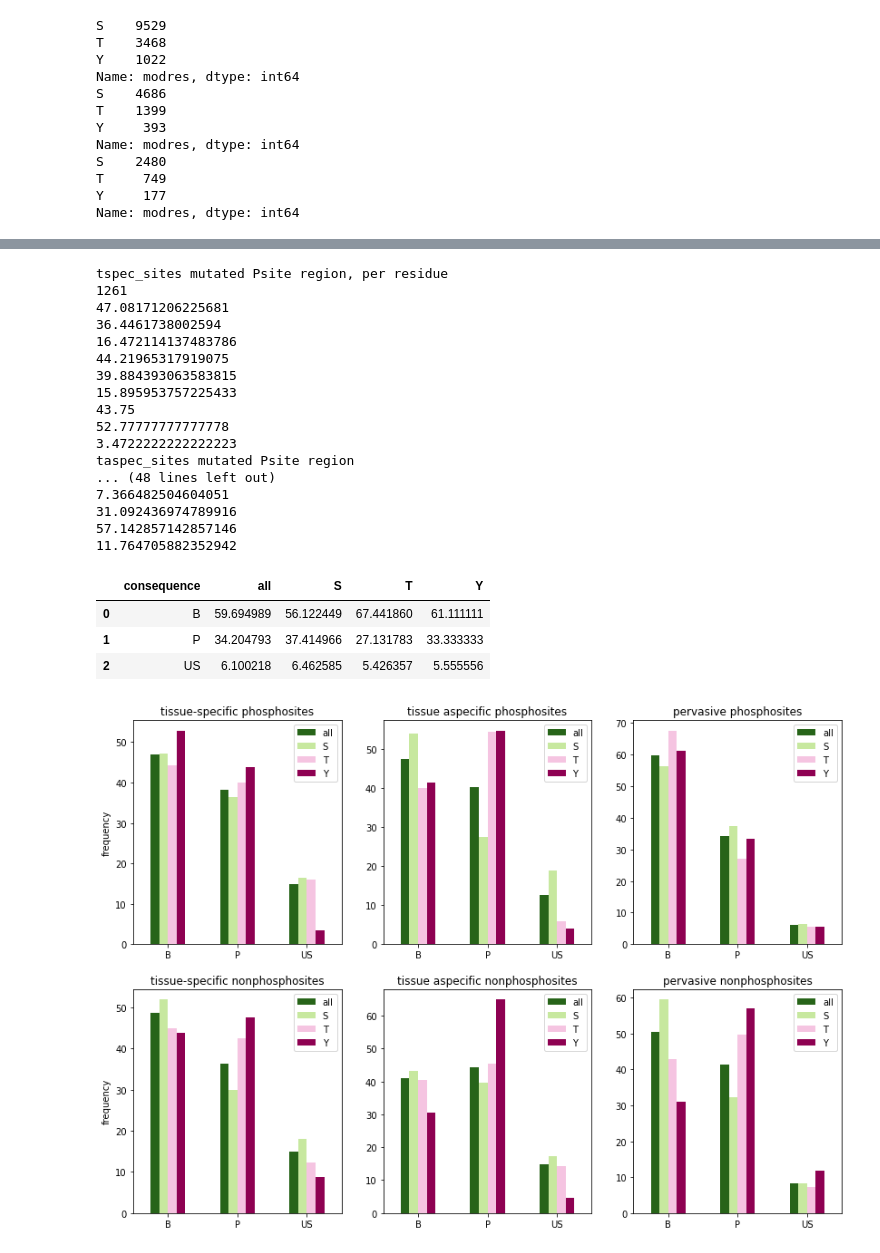
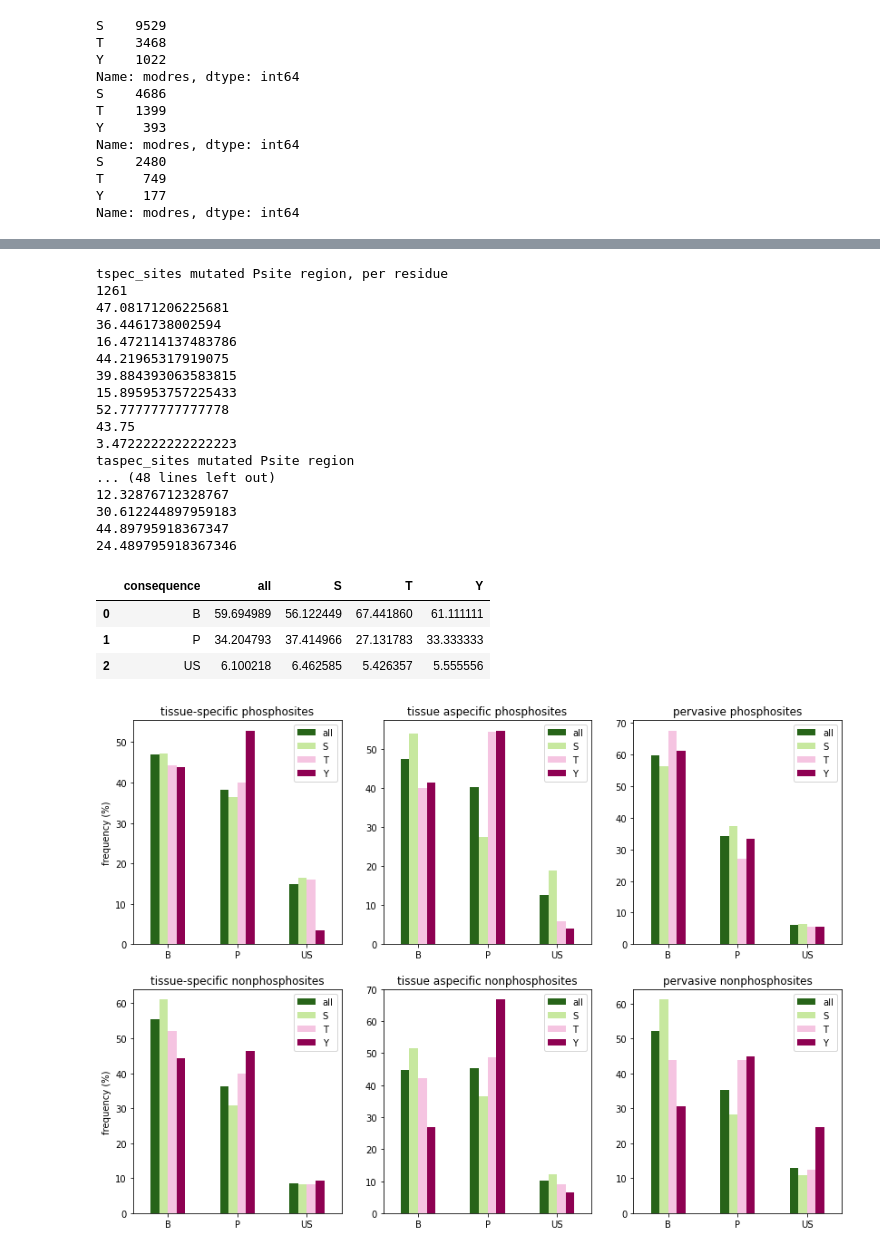
Before and after one commit to Hanne-Devos/Master_thesis, a Jupyter notebook: WP2/WP2 mutational analysis.ipynb, the cells around one changed output, grey strips where cells are left out. Saved outputs shown, nothing was run; the diff lists cells and outputs as text; code cells hidden in the pictures.

```diff
--- a/WP2/WP2 mutational analysis.ipynb
+++ b/WP2/WP2 mutational analysis.ipynb
@@ -2136,7 +2267,7 @@ last entry: T
 for n in list_Y:
     if n == list_Y[-1]:
         print("last entry: Y")
-    data_gr_sub = data_gr[~data_gr[n].isnull()]
+    data_gr_sub = data_nonP[(~data_nonP[n].isnull())&(data_nonP[n].isna()==False)]
     if data_gr_sub.shape[0] != 0:
         data_gr_sub[n]= data_gr_sub[n].astype(int)
         data_gr_sub["res_min5"] = data_gr_sub[n] - 5
@@ -2270,7 +2401,7 @@ data_mut5=data_mut5.append(sub_min4, ignore_index=True)
 data_mut5=data_mut5.append(sub_min3, ignore_index=True)
 data_mut5=data_mut5.append(sub_min2, ignore_index=True)
 data_mut5=data_mut5.append(sub_min1, ignore_index=True)
-data_mut5=data_mut5.append(data_gr_site_mut, ignore_index=True)
+data_mut5=data_mut5.append(data_P_site_mut, ignore_index=True)
 data_mut5=data_mut5.append(sub_plus1, ignore_index=True)
 data_mut5=data_mut5.append(sub_plus2, ignore_index=True)
 data_mut5=data_mut5.append(sub_plus3, ignore_index=True)
@@ -3178,8 +3309,8 @@ print(tspec_sites_Psites[tspec_sites_Psites["modres_T"]==1]["Annotation"].value_
 print(tspec_sites_Psites[tspec_sites_Psites["modres_T"]==1]["Annotation"].value_counts()[1]*100/tspec_sites_Psites[tspec_sites_Psites["modres_T"]==1].shape[0])
 print(tspec_sites_Psites[tspec_sites_Psites["modres_T"]==1]["Annotation"].value_counts()[2]*100/tspec_sites_Psites[tspec_sites_Psites["modres_T"]==1].shape[0])
 
+print(tspec_sites_Psites[tspec_sites_Psites["modres_Y"]==1]["Annotation"].value_counts()[0]*100/tspec_sites_Psites[tspec_sites_Psites["modres_Y"]==1].shape[0])
 print(tspec_sites_Psites[tspec_sites_Psites["modres_Y"]==1]["Annotation"].value_counts()[1]*100/tspec_sites_Psites[tspec_sites_Psites["modres_Y"]==1].shape[0])
-print(tspec_sites_Psites[tspec_sites_Psites["modres_Y"]==1]["Annotation"].value_counts()[0]*100/tspec_sites_Psites[tspec_sites_Psites["modres_Y"]==1].shape[0])
 print(tspec_sites_Psites[tspec_sites_Psites["modres_Y"]==1]["Annotation"].value_counts()[2]*100/tspec_sites_Psites[tspec_sites_Psites["modres_Y"]==1].shape[0])
 
 
@@ -3219,8 +3350,8 @@ print(tspec_sites_nonPsites[tspec_sites_nonPsites["res"]=="S"]["Annotation"].val
 print(tspec_sites_nonPsites[tspec_sites_nonPsites["res"]=="S"]["Annotation"].value_counts()[1]*100/tspec_sites_nonPsites[tspec_sites_nonPsites["res"]=="S"].shape[0])
 print(tspec_sites_nonPsites[tspec_sites_nonPsites["res"]=="S"]["Annotation"].value_counts()[2]*100/tspec_sites_nonPsites[tspec_sites_nonPsites["res"]=="S"].shape[0])
 
+print(tspec_sites_nonPsites[tspec_sites_nonPsites["res"]=="T"]["Annotation"].value_counts()[0]*100/tspec_sites_nonPsites[tspec_sites_nonPsites["res"]=="T"].shape[0])
 print(tspec_sites_nonPsites[tspec_sites_nonPsites["res"]=="T"]["Annotation"].value_counts()[1]*100/tspec_sites_nonPsites[tspec_sites_nonPsites["res"]=="T"].shape[0])
-print(tspec_sites_nonPsites[tspec_sites_nonPsites["res"]=="T"]["Annotation"].value_counts()[0]*100/tspec_sites_nonPsites[tspec_sites_nonPsites["res"]=="T"].shape[0])
 print(tspec_sites_nonPsites[tspec_sites_nonPsites["res"]=="T"]["Annotation"].value_counts()[2]*100/tspec_sites_nonPsites[tspec_sites_nonPsites["res"]=="T"].shape[0])
 
 print(tspec_sites_nonPsites[tspec_sites_nonPsites["res"]=="Y"]["Annotation"].value_counts()[1]*100/tspec_sites_nonPsites[tspec_sites_nonPsites["res"]=="Y"].shape[0])
@@ -3248,8 +3379,8 @@ print(gen_sites_nonPsites[gen_sites_nonPsites["res"]=="S"]["Annotation"].value_c
 print(gen_sites_nonPsites[gen_sites_nonPsites["res"]=="S"]["Annotation"].value_counts()[1]*100/gen_sites_nonPsites[gen_sites_nonPsites["res"]=="S"].shape[0])
 print(gen_sites_nonPsites[gen_sites_nonPsites["res"]=="S"]["Annotation"].value_counts()[2]*100/gen_sites_nonPsites[gen_sites_nonPsites["res"]=="S"].shape[0])
 
+print(gen_sites_nonPsites[gen_sites_nonPsites["res"]=="T"]["Annotation"].value_counts()[0]*100/gen_sites_nonPsites[gen_sites_nonPsites["res"]=="T"].shape[0])
 print(gen_sites_nonPsites[gen_sites_nonPsites["res"]=="T"]["Annotation"].value_counts()[1]*100/gen_sites_nonPsites[gen_sites_nonPsites["res"]=="T"].shape[0])
-print(gen_sites_nonPsites[gen_sites_nonPsites["res"]=="T"]["Annotation"].value_counts()[0]*100/gen_sites_nonPsites[gen_sites_nonPsites["res"]=="T"].shape[0])
 print(gen_sites_nonPsites[gen_sites_nonPsites["res"]=="T"]["Annotation"].value_counts()[2]*100/gen_sites_nonPsites[gen_sites_nonPsites["res"]=="T"].shape[0])
 
 print(gen_sites_nonPsites[gen_sites_nonPsites["res"]=="Y"]["Annotation"].value_counts()[1]*100/gen_sites_nonPsites[gen_sites_nonPsites["res"]=="Y"].shape[0])
@@ -3264,15 +3395,15 @@ tspec_sites mutated Psite region, per residue
 44.21965317919075
 39.884393063583815
 15.895953757225433
+52.77777777777778
 43.75
-52.77777777777778
 3.4722222222222223
 taspec_sites mutated Psite region
 ... (48 lines left out)
-7.366482504604051
-31.092436974789916
-57.142857142857146
-11.764705882352942
+12.32876712328767
+30.612244897959183
+44.89795918367347
+24.489795918367346
 # %%
 list_consequences = ["B", "P", "US"]
 
@@ -3288,8 +3419,8 @@ tspec_Psites_both["T"] = [tspec_sites_Psites[tspec_sites_Psites["modres_T"]==1][
                           tspec_sites_Psites[tspec_sites_Psites["modres_T"]==1]["Annotation"].value_counts()[1]*100/tspec_sites_Psites[tspec_sites_Psites["modres_T"]==1].shape[0],
                           tspec_sites_Psites[tspec_sites_Psites["modres_T"]==1]["Annotation"].value_counts()[2]*100/tspec_sites_Psites[tspec_sites_Psites["modres_T"]==1].shape[0]]
 
-tspec_Psites_both["Y"] = [tspec_sites_Psites[tspec_sites_Psites["modres_Y"]==1]["Annotation"].value_counts()[0]*100/tspec_sites_Psites[tspec_sites_Psites["modres_Y"]==1].shape[0],
-                          tspec_sites_Psites[tspec_sites_Psites["modres_Y"]==1]["Annotation"].value_counts()[1]*100/tspec_sites_Psites[tspec_sites_Psites["modres_Y"]==1].shape[0],
+tspec_Psites_both["Y"] = [tspec_sites_Psites[tspec_sites_Psites["modres_Y"]==1]["Annotation"].value_counts()[1]*100/tspec_sites_Psites[tspec_sites_Psites["modres_Y"]==1].shape[0],
+                          tspec_sites_Psites[tspec_sites_Psites["modres_Y"]==1]["Annotation"].value_counts()[0]*100/tspec_sites_Psites[tspec_sites_Psites["modres_Y"]==1].shape[0],
                           tspec_sites_Psites[tspec_sites_Psites["modres_Y"]==1]["Annotation"].value_counts()[2]*100/tspec_sites_Psites[tspec_sites_Psites["modres_Y"]==1].shape[0]]
 
 taspec_Psites_both = pd.DataFrame({"consequence": list_consequences})
@@ -3372,8 +3503,8 @@ pervasive_nonPsites_both["S"] = [gen_sites_nonPsites[gen_sites_nonPsites["res"]=
                                  gen_sites_nonPsites[gen_sites_nonPsites["res"]=="S"]["Annotation"].value_counts()[1]*100/gen_sites_nonPsites[gen_sites_nonPsites["res"]=="S"].shape[0],
                                  gen_sites_nonPsites[gen_sites_nonPsites["res"]=="S"]["Annotation"].value_counts()[2]*100/gen_sites_nonPsites[gen_sites_nonPsites["res"]=="S"].shape[0]]
 
-pervasive_nonPsites_both["T"] = [gen_sites_nonPsites[gen_sites_nonPsites["res"]=="T"]["Annotation"].value_counts()[1]*100/gen_sites_nonPsites[gen_sites_nonPsites["res"]=="T"].shape[0],
-                                 gen_sites_nonPsites[gen_sites_nonPsites["res"]=="T"]["Annotation"].value_counts()[0]*100/gen_sites_nonPsites[gen_sites_nonPsites["res"]=="T"].shape[0],
+pervasive_nonPsites_both["T"] = [gen_sites_nonPsites[gen_sites_nonPsites["res"]=="T"]["Annotation"].value_counts()[0]*100/gen_sites_nonPsites[gen_sites_nonPsites["res"]=="T"].shape[0],
+                                 gen_sites_nonPsites[gen_sites_nonPsites["res"]=="T"]["Annotation"].value_counts()[1]*100/gen_sites_nonPsites[gen_sites_nonPsites["res"]=="T"].shape[0],
                                  gen_sites_nonPsites[gen_sites_nonPsites["res"]=="T"]["Annotation"].value_counts()[2]*100/gen_sites_nonPsites[gen_sites_nonPsites["res"]=="T"].shape[0]]
 
 pervasive_nonPsites_both["Y"] = [gen_sites_nonPsites[gen_sites_nonPsites["res"]=="Y"]["Annotation"].value_counts()[1]*100/gen_sites_nonPsites[gen_sites_nonPsites["res"]=="Y"].shape[0],
@@ -3382,15 +3513,15 @@ pervasive_nonPsites_both["Y"] = [gen_sites_nonPsites[gen_sites_nonPsites["res"]=
 # %%
 fig,ax = plt.subplots(2,3)
 
-tspec_Psites_both.plot(ax = ax[0,0], kind = 'bar', x="consequence", xlabel="", ylabel = 'frequency', figsize=(14, 10), rot=0, colormap="PiYG_r").set_title("tissue-specific phosphosites")
+tspec_Psites_both.plot(ax = ax[0,0], kind = 'bar', x="consequence", xlabel="", ylabel = 'frequency (%)', figsize=(14, 10), rot=0, colormap="PiYG_r").set_title("tissue-specific phosphosites")
 taspec_Psites_both.plot(ax = ax[0,1], kind = 'bar', x="consequence", xlabel="", figsize=(14, 10), rot=0, colormap="PiYG_r").set_title("tissue aspecific phosphosites")
 pervasive_Psites_both.plot(ax = ax[0,2], kind = 'bar', x="consequence", xlabel="", figsize=(14, 10), rot=0, colormap="PiYG_r").set_title("pervasive phosphosites")
-tspec_nonPsites_both.plot(ax = ax[1,0], kind = 'bar', x="consequence", xlabel="", ylabel = 'frequency', figsize=(14, 10), rot=0, colormap="PiYG_r").set_title("tissue-specific nonphosphosites")
+tspec_nonPsites_both.plot(ax = ax[1,0], kind = 'bar', x="consequence", xlabel="", ylabel = 'frequency (%)', figsize=(14, 10), rot=0, colormap="PiYG_r").set_title("tissue-specific nonphosphosites")
 taspec_nonPsites_both.plot(ax = ax[1,1], kind = 'bar', x="consequence", xlabel="", figsize=(14, 10), rot=0, colormap="PiYG_r").set_title("tissue aspecific nonphosphosites")
 pervasive_nonPsites_both.plot(ax = ax[1,2], kind = 'bar', x="consequence", xlabel="", figsize=(14, 10), rot=0, colormap="PiYG_r").set_title("pervasive nonphosphosites")
 
 
 #plt.savefig("Humsavar_comparison STY-annot.png", format="png", bbox_inches="tight")
 plt.show()
 # %% [output]
-[figure, old version]
+[figure, new version]
```
Also changed, not shown: parts of 90 cells of this notebook.
